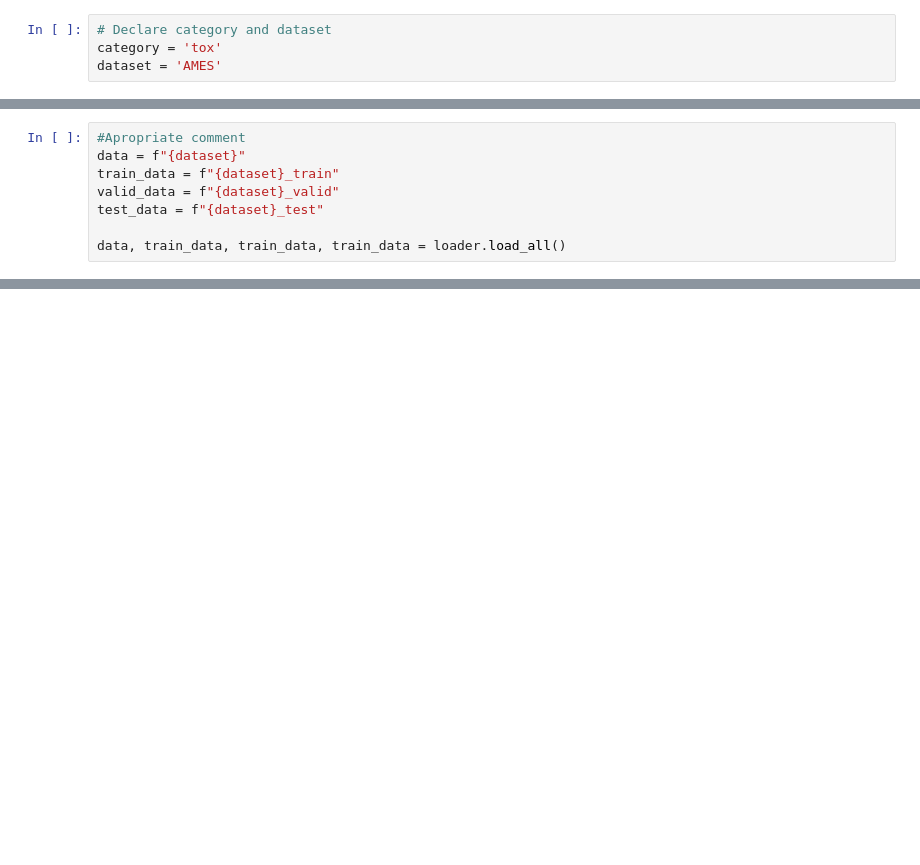
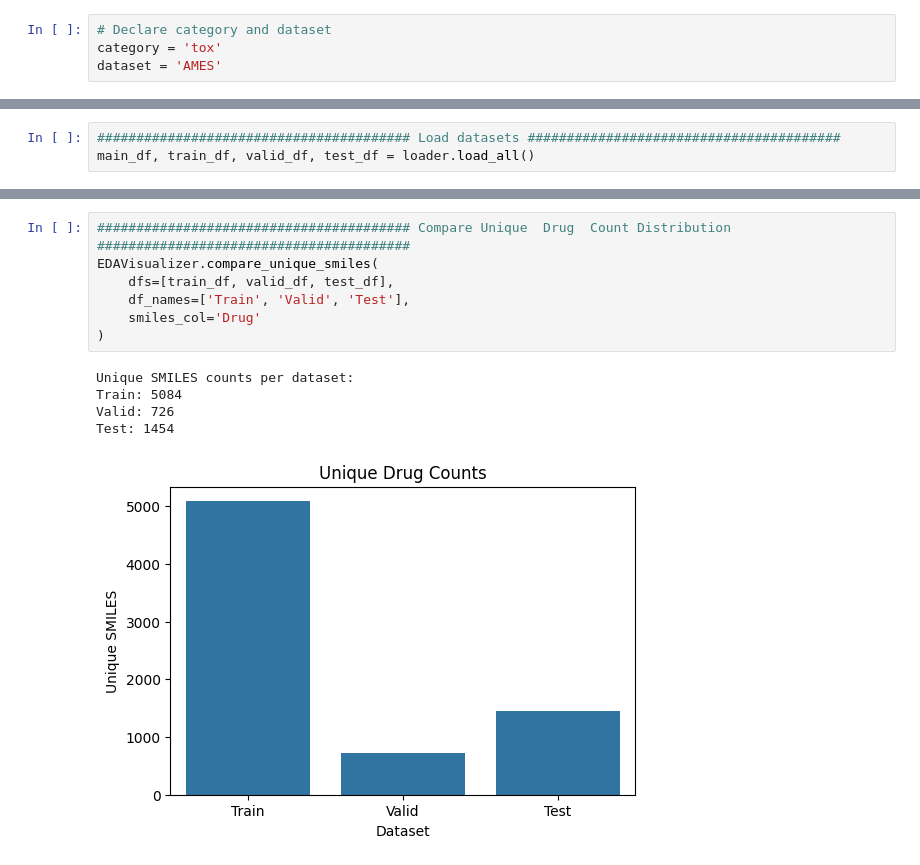
Before and after one commit to udhtaz/outreachy-contributions, a Jupyter notebook: notebooks/AMES_Mutagenicity_Prediction.ipynb, the cells around one changed output, grey strips where cells are left out. Cells and saved outputs as stored; diff of their text form; blank space fills up the shorter version.

```diff
--- a/notebooks/AMES_Mutagenicity_Prediction.ipynb
+++ b/notebooks/AMES_Mutagenicity_Prediction.ipynb
@@ -55,10 +60,5 @@ Done!
 loader = DatasetLoader(dataset_name=dataset)
 # %%
-#Apropriate comment
-data = f"{dataset}"
-train_data = f"{dataset}_train"
-valid_data = f"{dataset}_valid"
-test_data = f"{dataset}_test"
-
-data, train_data, train_data, train_data = loader.load_all()
+######################################## Load datasets ########################################
+main_df, train_df, valid_df, test_df = loader.load_all()
 # %% [output]
@@ -115,0 +199,13 @@ Name: proportion, dtype: float64
+# %%
+######################################## Compare Unique  Drug  Count Distribution  ########################################
+EDAVisualizer.compare_unique_smiles(
+    dfs=[train_df, valid_df, test_df],
+    df_names=['Train', 'Valid', 'Test'],
+    smiles_col='Drug'
+)
+# %% [output]
+Unique SMILES counts per dataset:
+Train: 5084
+Valid: 726
+Test: 1454
+[figure, added]
```
Also changed, not shown: parts of 51 cells of this notebook, 1 other file.
